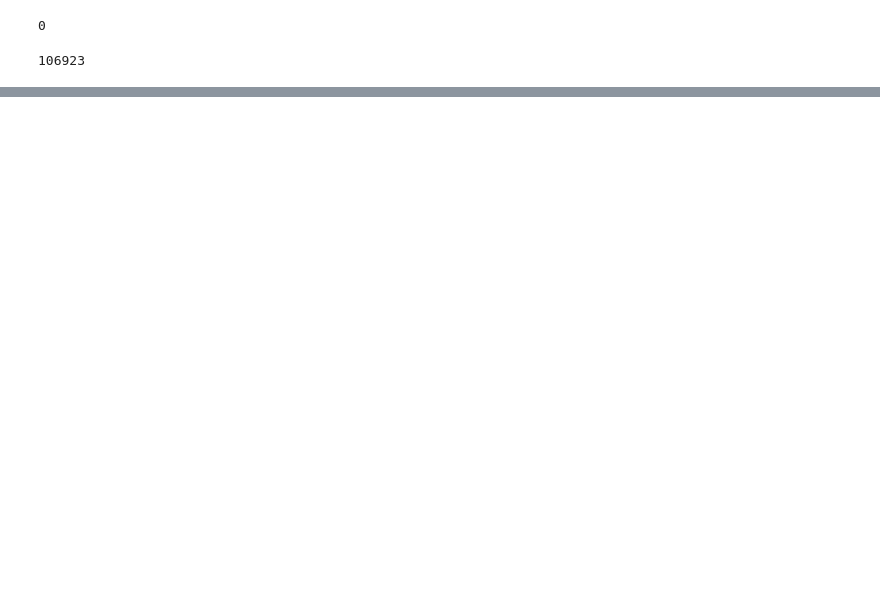
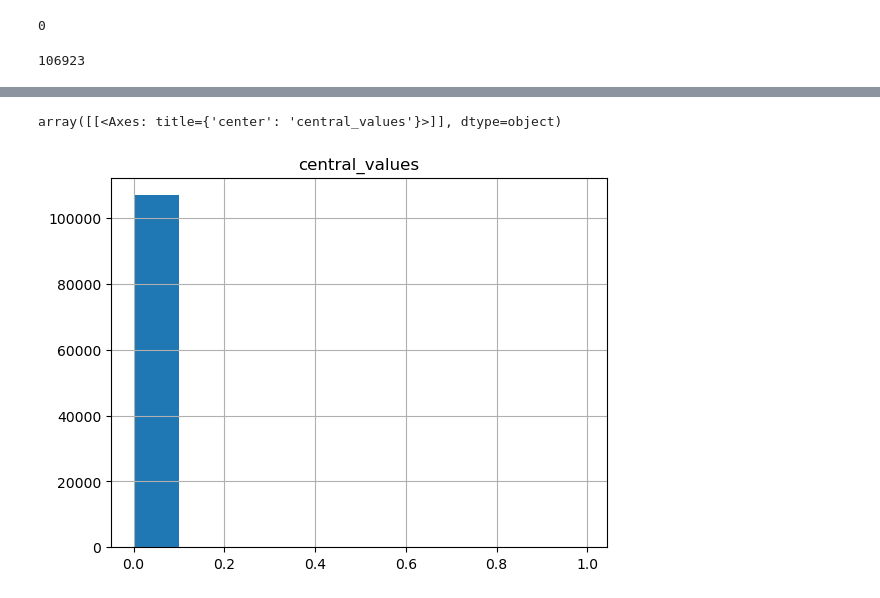
Before and after one commit to beapinol/UrbanAn, a Jupyter notebook: Lab_Five/UA_LabWorkbook_5.2.ipynb, the cells around one changed output, grey strips where cells are left out. Saved outputs shown, nothing was run; the diff lists cells and outputs as text; code cells hidden in the pictures; blank space fills up the shorter version.

```diff
--- a/Lab_Five/UA_LabWorkbook_5.2.ipynb
+++ b/Lab_Five/UA_LabWorkbook_5.2.ipynb
@@ -94,0 +123,3 @@ len(G_sub)
+# %%
+#getting degree centrality for our subset
+degree_centrality_subset = nx.degree_centrality(G_sub)
@@ -95 +146,10 @@ len(G_sub)
+# %%
+centrality_values = [centrality for centrality in degree_centrality_subset.values() if centrality > 0]
+# %%
+test_df = pd.DataFrame(centrality_values, columns=['central_values'])
+# %%
+test_df.hist()
+# %% [output]
+array([[<Axes: title={'center': 'central_values'}>]], dtype=object)
+[figure, added]
 # %%
```
Also changed, not shown: parts of 22 cells of this notebook, 2 other files.
